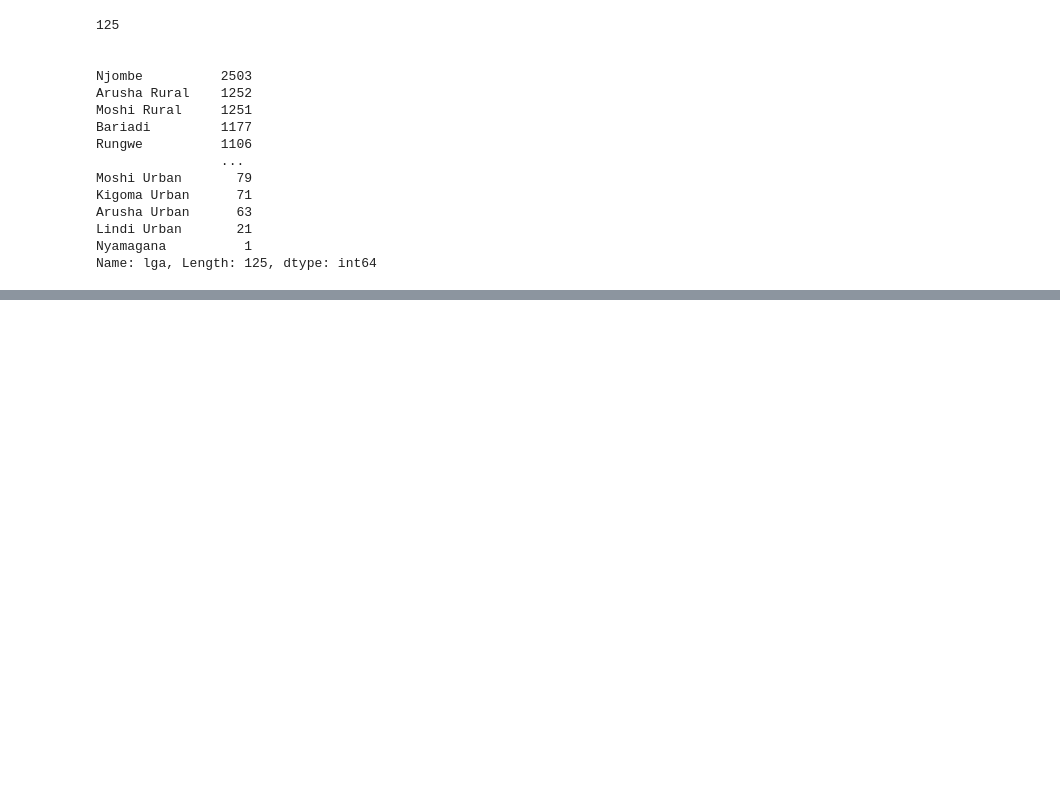
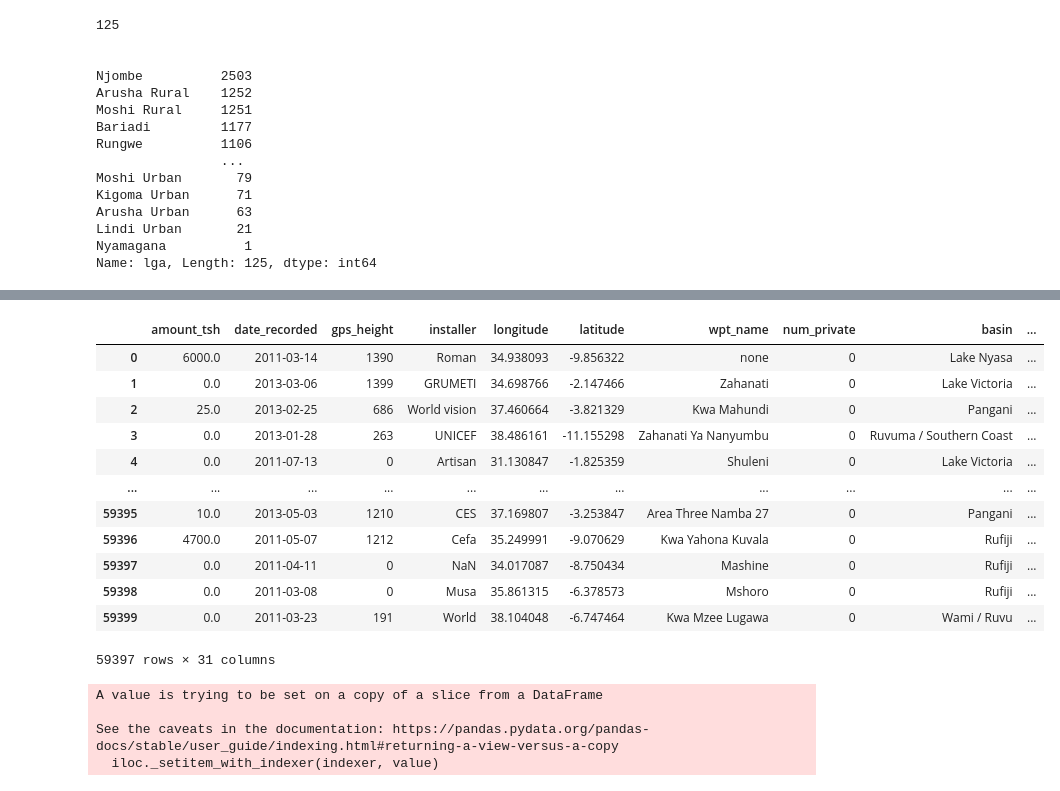
Before and after one commit to mboland23/phase_3_project, a Jupyter notebook: Ogo_working_nb.ipynb, the cells around one changed output, grey strips where cells are left out. Saved outputs shown, nothing was run; the diff lists cells and outputs as text; code cells hidden in the pictures; blank space fills up the shorter version.

Commit message:
data cleaning

```diff
--- a/Ogo_working_nb.ipynb
+++ b/Ogo_working_nb.ipynb
@@ -340,6 +322,8 @@ print(water_pump['region_code'].nunique())
 print()
 print()
 print(water_pump['region_code'].value_counts())
+#drop row where region code = 40
+water_pump.drop(water_pump[water_pump['region_code'] == 40].index, inplace = True)
 # %% [output]
 27
 
@@ -387,7 +371,9 @@ print(water_pump['lga'].nunique())
 print()
 print()
 print(water_pump['lga'].value_counts())
-#drop
+#drop Nyamagana
+water_pump.drop(water_pump[water_pump['lga'] == 'Nyamagana'].index, inplace = True)
+#group together Moshi Urban, Kigoma Urban, Arusha Urban, Lindi Urban as other urban
 # %% [output]
 125
 
@@ -470,6 +454,7 @@ print()
 print()
 print(water_pump['scheme_management'].value_counts())
 #drop none
+water_pump.drop(water_pump[water_pump['scheme_management'] == 'None'].index, inplace = True)
 # %% [output]
 12
 
@@ -562 +853,5 @@ Name: construction_year, dtype: int64
+# %%
+drop_cols = ["funder", "id","subvillage", "district_code", "ward", "scheme_name",
+             "extraction_type", "payment_type", "water_quality",
+             "quantity_group", "source_type", "waterpoint_type_group"]
 # %%
@@ -565,0 +878,26 @@ water_pump.info()
+# %%
+water_pump['current_yr'] = 2022
+water_pump['age'] = water_pump['current_yr'] - water_pump['date_recorded'].str[:4].astype(int)
+water_pump
+# %% [output]
+|  | amount_tsh | date_recorded | gps_height | installer | longitude | latitude | wpt_name | num_private | basin | ... |
+| 0 | 6000.0 | 2011-03-14 | 1390 | Roman | 34.938093 | -9.856322 | none | 0 | Lake Nyasa | ... |
+| 1 | 0.0 | 2013-03-06 | 1399 | GRUMETI | 34.698766 | -2.147466 | Zahanati | 0 | Lake Victoria | ... |
+| 2 | 25.0 | 2013-02-25 | 686 | World vision | 37.460664 | -3.821329 | Kwa Mahundi | 0 | Pangani | ... |
+| 3 | 0.0 | 2013-01-28 | 263 | UNICEF | 38.486161 | -11.155298 | Zahanati Ya Nanyumbu | 0 | Ruvuma / Southern Coast | ... |
+| 4 | 0.0 | 2011-07-13 | 0 | Artisan | 31.130847 | -1.825359 | Shuleni | 0 | Lake Victoria | ... |
+| ... | ... | ... | ... | ... | ... | ... | ... | ... | ... | ... |
+| 59395 | 10.0 | 2013-05-03 | 1210 | CES | 37.169807 | -3.253847 | Area Three Namba 27 | 0 | Pangani | ... |
+| 59396 | 4700.0 | 2011-05-07 | 1212 | Cefa | 35.249991 | -9.070629 | Kwa Yahona Kuvala | 0 | Rufiji | ... |
+| 59397 | 0.0 | 2011-04-11 | 0 | NaN | 34.017087 | -8.750434 | Mashine | 0 | Rufiji | ... |
+| 59398 | 0.0 | 2011-03-08 | 0 | Musa | 35.861315 | -6.378573 | Mshoro | 0 | Rufiji | ... |
+| 59399 | 0.0 | 2011-03-23 | 191 | World | 38.104048 | -6.747464 | Kwa Mzee Lugawa | 0 | Wami / Ruvu | ... |
+59397 rows × 31 columns
+# %%
+water_pump['age_construction'] = water_pump['current_yr'] - water_pump['construction_year']
+water_pump['age_construction'].loc[water_pump['age_construction'] == water_pump['current_yr']] = 0
+# %% [output]
+A value is trying to be set on a copy of a slice from a DataFrame
+
+See the caveats in the documentation: https://pandas.pydata.org/pandas-docs/stable/user_guide/indexing.html#returning-a-view-versus-a-copy
+  iloc._setitem_with_indexer(indexer, value)
```
Also changed, not shown: parts of 47 cells of this notebook.
